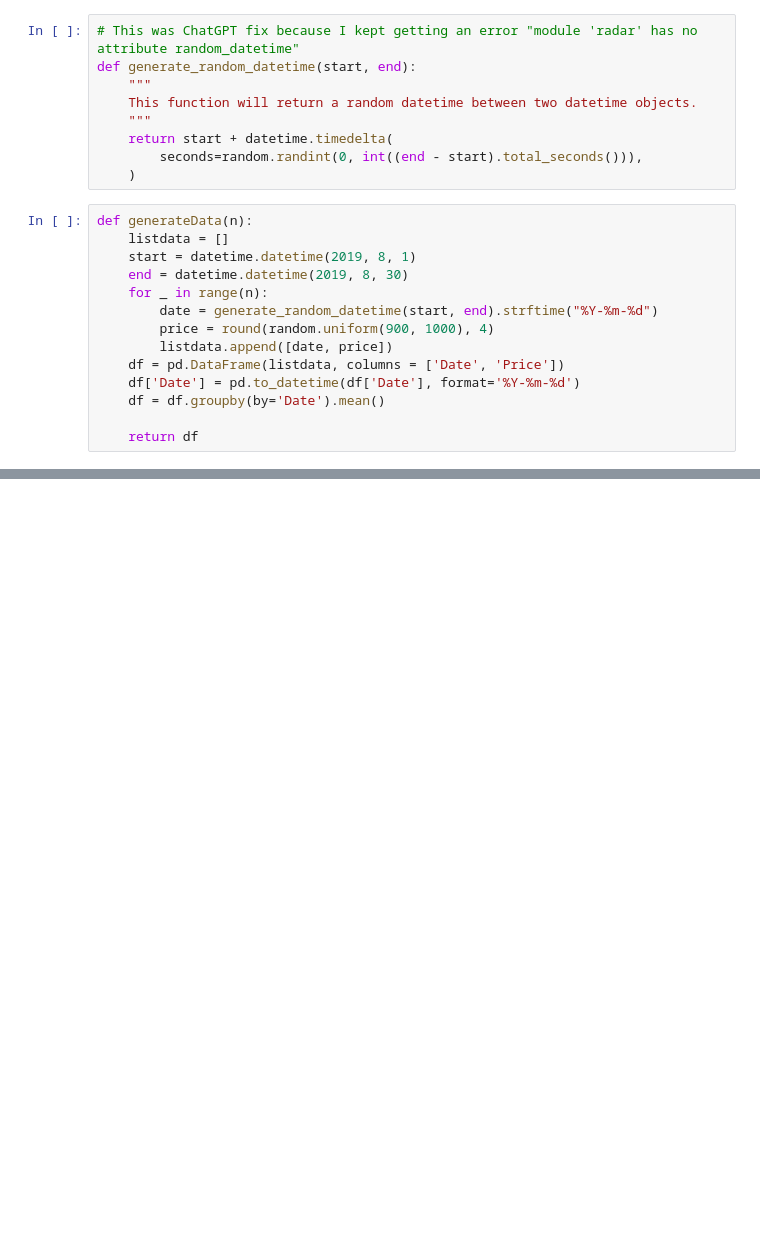
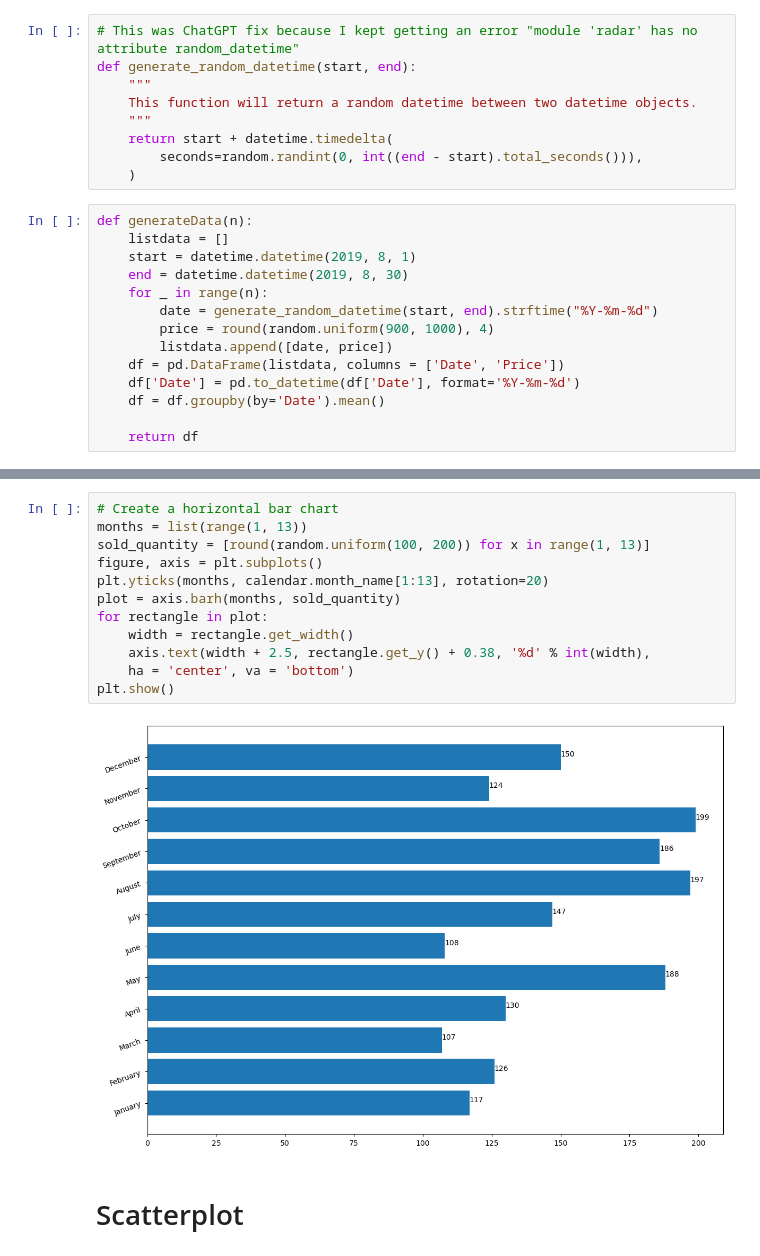
Before and after one commit to kj721/Ubiquitous, a Jupyter notebook: Topical/EDA/hands_on_eda_with_python_visual_aids_for_eda.ipynb, the cells around one changed output, grey strips where cells are left out. Drawn from its saved outputs; the diff is of its cells as text; blank space fills up the shorter version.

```diff
--- a/Topical/EDA/hands_on_eda_with_python_visual_aids_for_eda.ipynb
+++ b/Topical/EDA/hands_on_eda_with_python_visual_aids_for_eda.ipynb
@@ -72,0 +73,16 @@ plt.show()
+# %%
+# Create a horizontal bar chart
+months = list(range(1, 13))
+sold_quantity = [round(random.uniform(100, 200)) for x in range(1, 13)]
+figure, axis = plt.subplots()
+plt.yticks(months, calendar.month_name[1:13], rotation=20)
+plot = axis.barh(months, sold_quantity)
+for rectangle in plot:
+    width = rectangle.get_width()
+    axis.text(width + 2.5, rectangle.get_y() + 0.38, '%d' % int(width),
+    ha = 'center', va = 'bottom')
+plt.show()
+# %% [output]
+[figure, added]
+# %% [markdown]
+# Scatterplot
```
Also changed, not shown: parts of 33 cells of this notebook.
